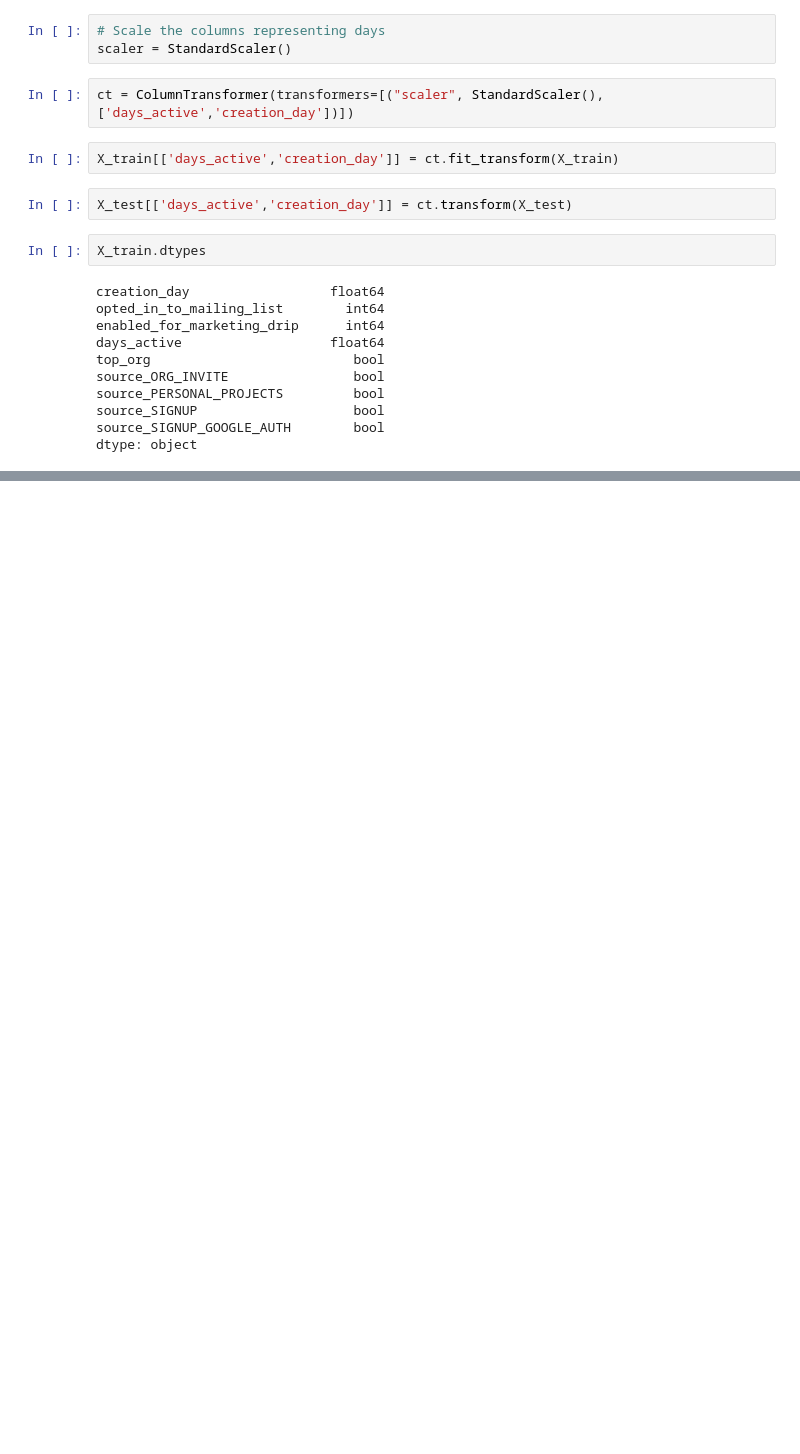
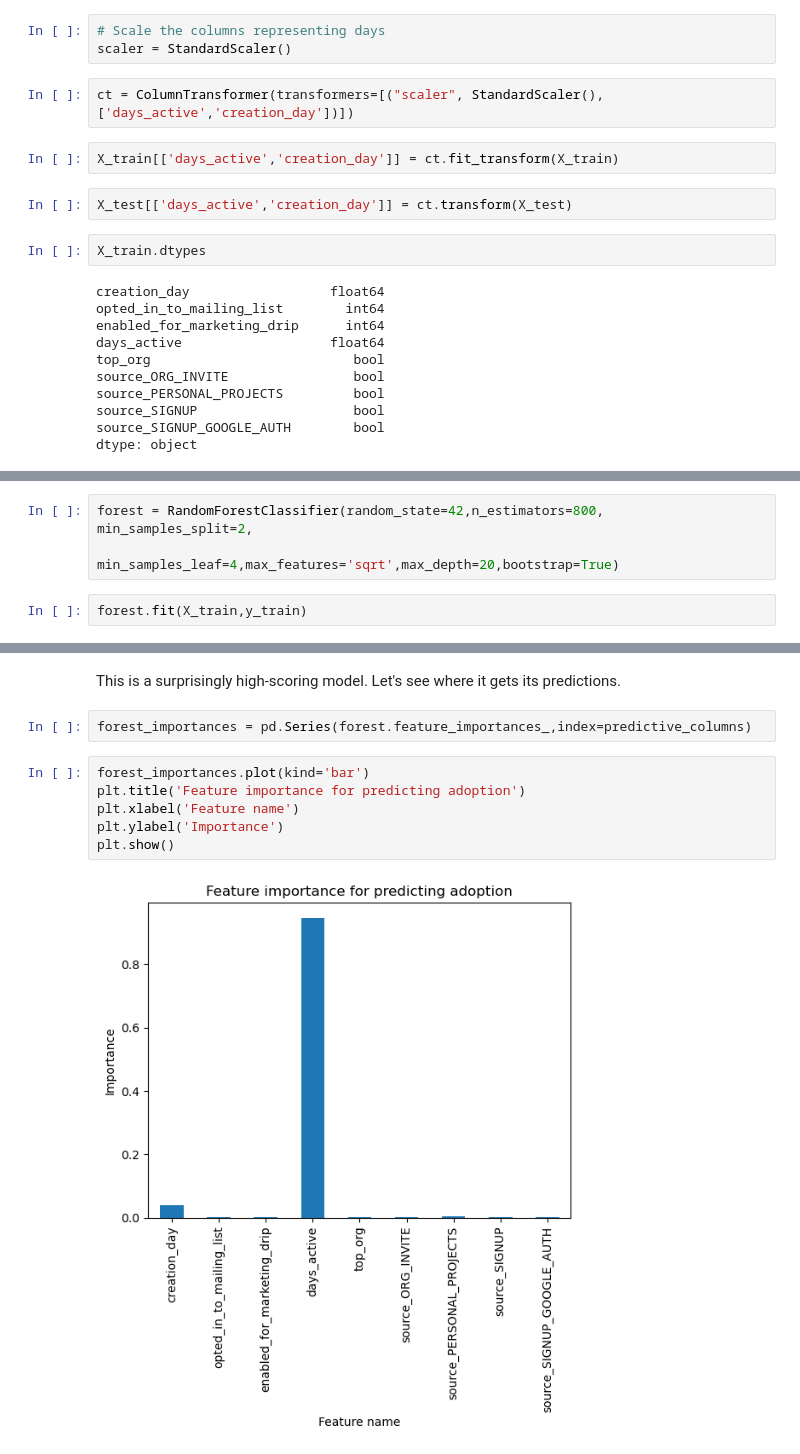
Before and after one commit to MsEM11/Relax_Challenge, a Jupyter notebook: Relax_challenge_code.ipynb, the cells around one changed output, grey strips where cells are left out. Drawn from its saved outputs; the diff is of its cells as text; blank space fills up the shorter version.

Commit message:
Created and compared several models, discovered the only significant feature(s).

```diff
--- a/Relax_challenge_code.ipynb
+++ b/Relax_challenge_code.ipynb
@@ -584,0 +570,5 @@ weighted avg       0.98      0.98      0.98      2400
+# %%
+forest = RandomForestClassifier(random_state=42,n_estimators=800, min_samples_split=2,
+                                min_samples_leaf=4,max_features='sqrt',max_depth=20,bootstrap=True)
+# %%
+forest.fit(X_train,y_train)
@@ -584,0 +593,12 @@ weighted avg       0.98      0.98      0.98      2400
+# %% [markdown]
+This is a surprisingly high-scoring model. Let's see where it gets its predictions.
+# %%
+forest_importances = pd.Series(forest.feature_importances_,index=predictive_columns)
+# %%
+forest_importances.plot(kind='bar')
+plt.title('Feature importance for predicting adoption')
+plt.xlabel('Feature name')
+plt.ylabel('Importance')
+plt.show()
+# %% [output]
+[figure, added]
```
Also changed, not shown: parts of 75 cells of this notebook.
